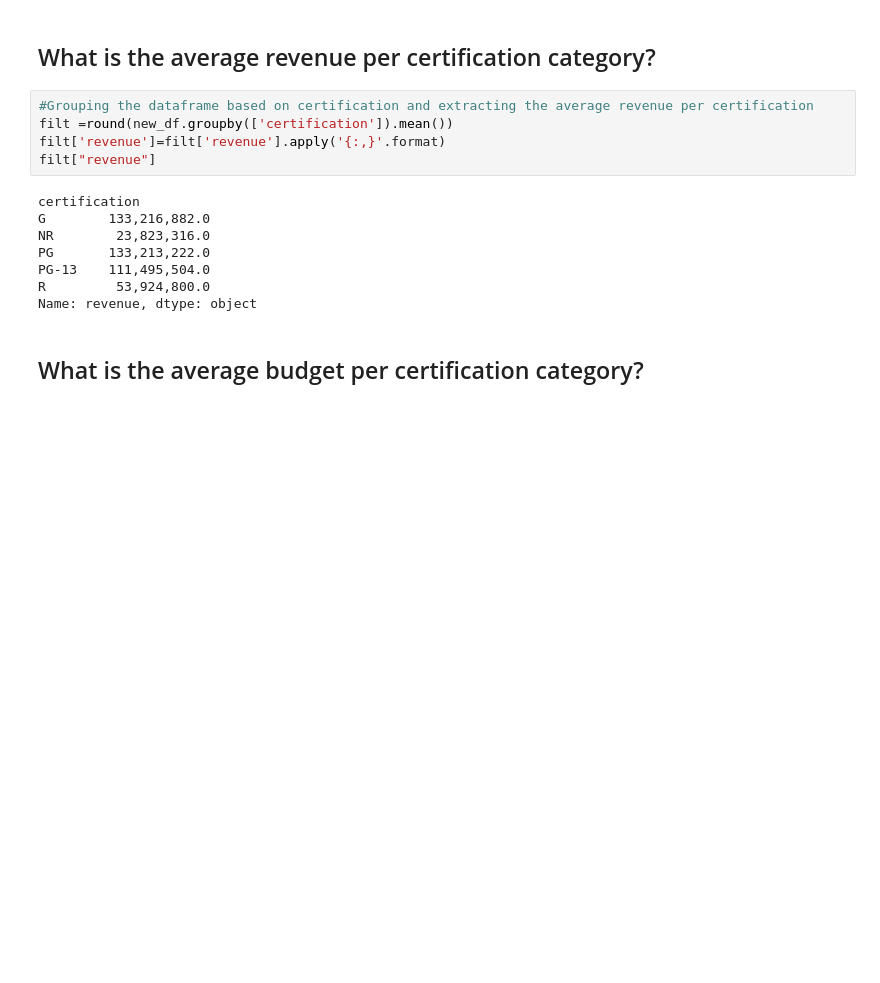
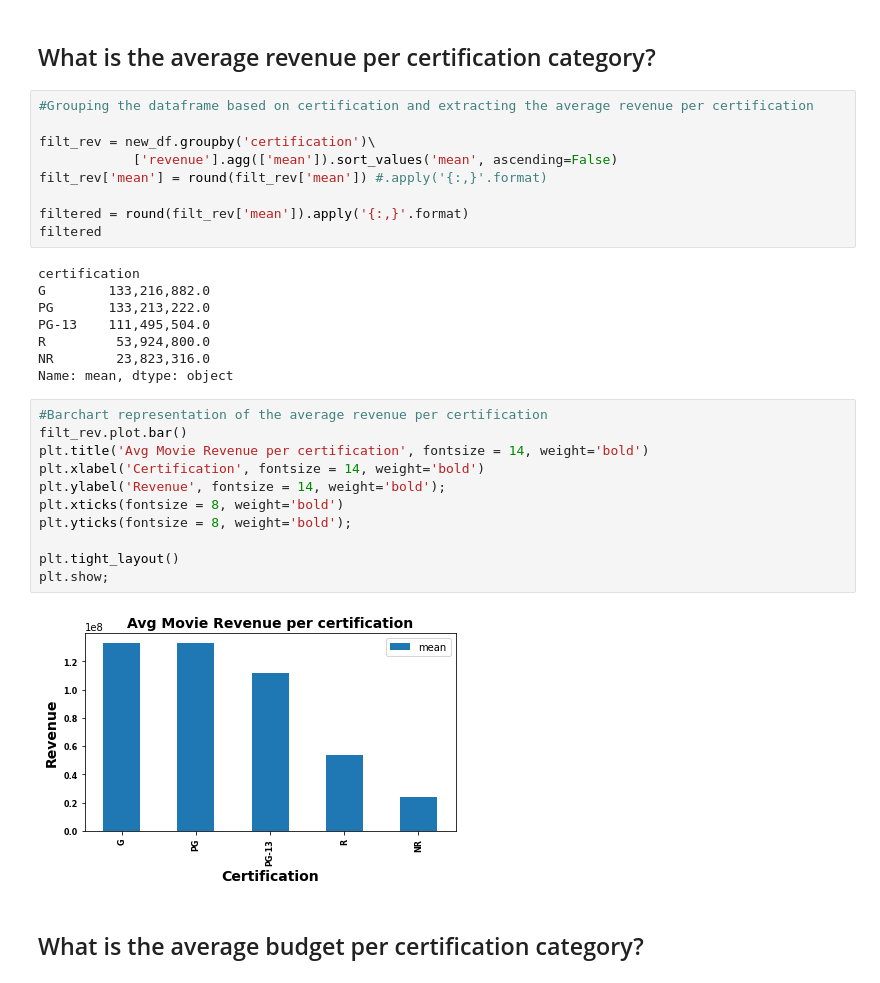
Before and after one commit to HalimaLadan/Business-Analysis-On-Movie-Production, a Jupyter notebook: Movies Project_Part2(EDA).ipynb, the cells around one changed output. Cells and saved outputs as stored; diff of their text form; blank space fills up the shorter version.

```diff
--- a/Movies Project_Part2(EDA).ipynb
+++ b/Movies Project_Part2(EDA).ipynb
@@ -191,17 +203,34 @@ new_df["certification"].isnull().sum()
 ## What is the average revenue per certification category?
 # %%
 #Grouping the dataframe based on certification and extracting the average revenue per certification
-filt =round(new_df.groupby(['certification']).mean())
-filt['revenue']=filt['revenue'].apply('{:,}'.format)
-filt["revenue"]
+
+filt_rev = new_df.groupby('certification')\
+            ['revenue'].agg(['mean']).sort_values('mean', ascending=False)
+filt_rev['mean'] = round(filt_rev['mean']) #.apply('{:,}'.format)
+
+filtered = round(filt_rev['mean']).apply('{:,}'.format)
+filtered
 # %% [output]
 certification
 G        133,216,882.0
-NR        23,823,316.0
 PG       133,213,222.0
 PG-13    111,495,504.0
 R         53,924,800.0
-Name: revenue, dtype: object
+NR        23,823,316.0
+Name: mean, dtype: object
+# %%
+#Barchart representation of the average revenue per certification
+filt_rev.plot.bar()
+plt.title('Avg Movie Revenue per certification', fontsize = 14, weight='bold')
+plt.xlabel('Certification', fontsize = 14, weight='bold')
+plt.ylabel('Revenue', fontsize = 14, weight='bold');
+plt.xticks(fontsize = 8, weight='bold')
+plt.yticks(fontsize = 8, weight='bold');
+
+plt.tight_layout()
+plt.show;
+# %% [output]
+[figure, added]
 # %% [markdown]
 ## What is the average budget per certification category?
 # %%
```
Also changed, not shown: parts of 8 cells of this notebook, 1 other file.
